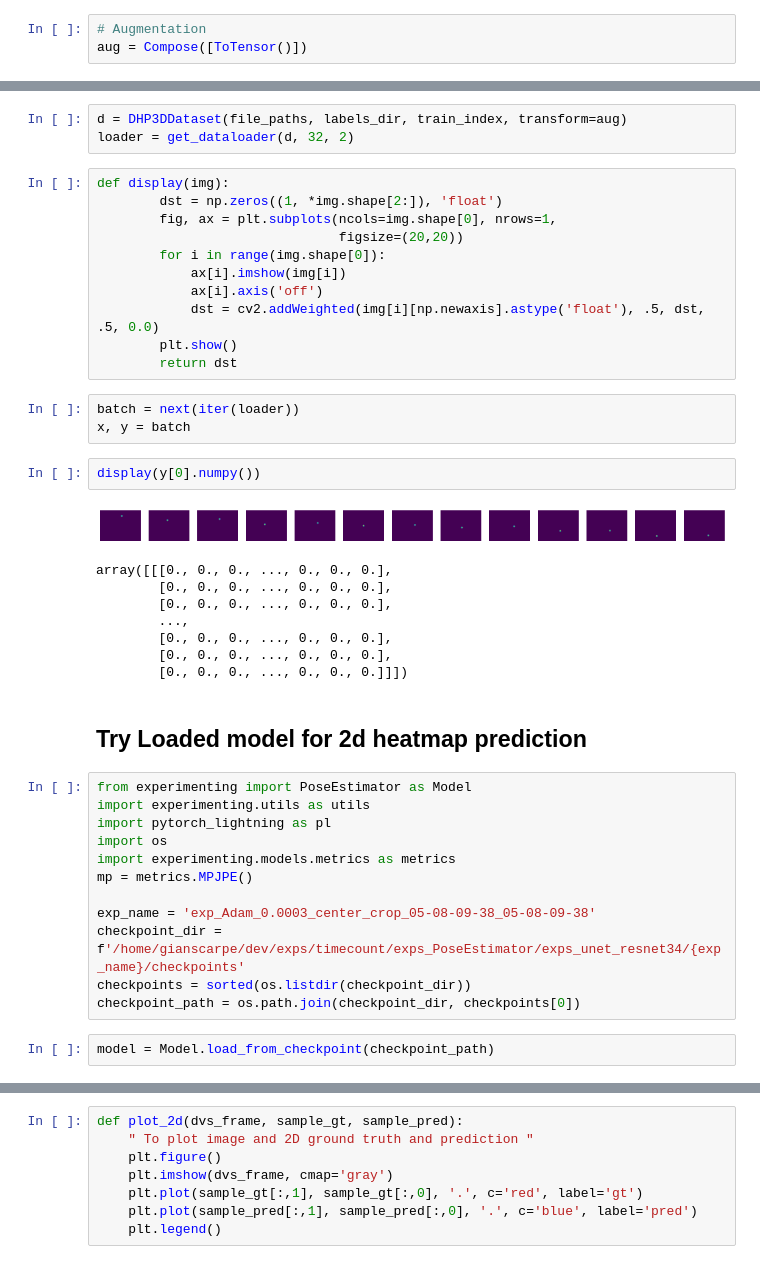
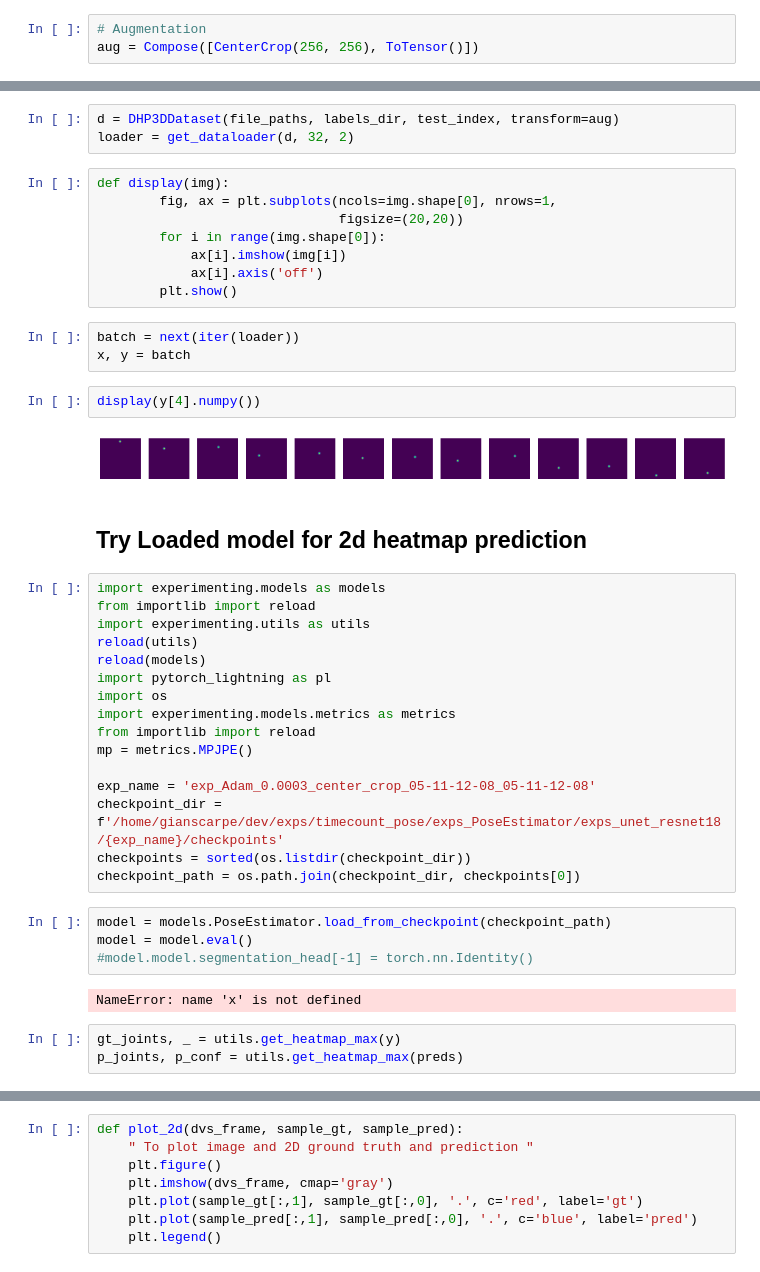
Before and after one commit to gianscarpe/event-based-monocular-hpe, a Jupyter notebook: notebooks/visualize_dhp3ddataset.ipynb, the cells around one changed output, grey strips where cells are left out. Saved outputs shown, nothing was run; the diff lists cells and outputs as text.

```diff
--- a/notebooks/visualize_dhp3ddataset.ipynb
+++ b/notebooks/visualize_dhp3ddataset.ipynb
@@ -21,7 +21,7 @@ import cv2
 ##
 # %%
 # Augmentation
-aug = Compose([ToTensor()])
+aug = Compose([CenterCrop(256, 256), ToTensor()])
 # %%
 data_dir = '/data/dhp19/time_count_dataset/movements_per_frame'
 labels_dir = '/data/dhp19/time_count_dataset/labels'
@@ -31,46 +31,47 @@ file_paths, train_index, val_index, test_index, _ = get_dataset_params(hparams)
 # %% [output]
 LOADED INDEXES! train: 56137     val: 14035      test: 17543
 # %%
-d = DHP3DDataset(file_paths, labels_dir, train_index, transform=aug)
+d = DHP3DDataset(file_paths, labels_dir, test_index, transform=aug)
 loader = get_dataloader(d, 32, 2)
 # %%
 def display(img):
-        dst = np.zeros((1, *img.shape[2:]), 'float')
         fig, ax = plt.subplots(ncols=img.shape[0], nrows=1,
                                figsize=(20,20))
         for i in range(img.shape[0]):
             ax[i].imshow(img[i])
             ax[i].axis('off')
-            dst = cv2.addWeighted(img[i][np.newaxis].astype('float'), .5, dst, .5, 0.0)
         plt.show()
-        return dst
 # %%
 batch = next(iter(loader))
 x, y = batch
 # %%
-display(y[0].numpy())
+display(y[4].numpy())
 # %% [output]
-[figure, old version]
+[figure, new version]
-array([[[0., 0., 0., ..., 0., 0., 0.],
-        [0., 0., 0., ..., 0., 0., 0.],
-        [0., 0., 0., ..., 0., 0., 0.],
-        ...,
-        [0., 0., 0., ..., 0., 0., 0.],
-        [0., 0., 0., ..., 0., 0., 0.],
-        [0., 0., 0., ..., 0., 0., 0.]]])
 # %% [markdown]
 ## Try Loaded model for 2d heatmap prediction
 # %%
-from experimenting import PoseEstimator as Model
+import experimenting.models as models
+from importlib import reload
 import experimenting.utils as utils
+reload(utils)
+reload(models)
 import pytorch_lightning as pl
 import os
 import experimenting.models.metrics as metrics
+from importlib import reload
 mp = metrics.MPJPE()
 
-exp_name = 'exp_Adam_0.0003_center_crop_05-08-09-38_05-08-09-38'
-checkpoint_dir = f'/home/gianscarpe/dev/exps/timecount/exps_PoseEstimator/exps_unet_resnet34/{exp_name}/checkpoints'
+exp_name = 'exp_Adam_0.0003_center_crop_05-11-12-08_05-11-12-08'
+checkpoint_dir = f'/home/gianscarpe/dev/exps/timecount_pose/exps_PoseEstimator/exps_unet_resnet18/{exp_name}/checkpoints'
 checkpoints = sorted(os.listdir(checkpoint_dir))
 checkpoint_path = os.path.join(checkpoint_dir, checkpoints[0])
-# %%
-model = Model.load_from_checkpoint(checkpoint_path)
+# %%
+model = models.PoseEstimator.load_from_checkpoint(checkpoint_path)
+model = model.eval()
+#model.model.segmentation_head[-1] = torch.nn.Identity()
+# %% [output]
+NameError: name 'x' is not defined
+# %%
+gt_joints, _ = utils.get_heatmap_max(y)
+p_joints, p_conf = utils.get_heatmap_max(preds)
```
Also changed, not shown: parts of 34 cells of this notebook, 14 other files.
